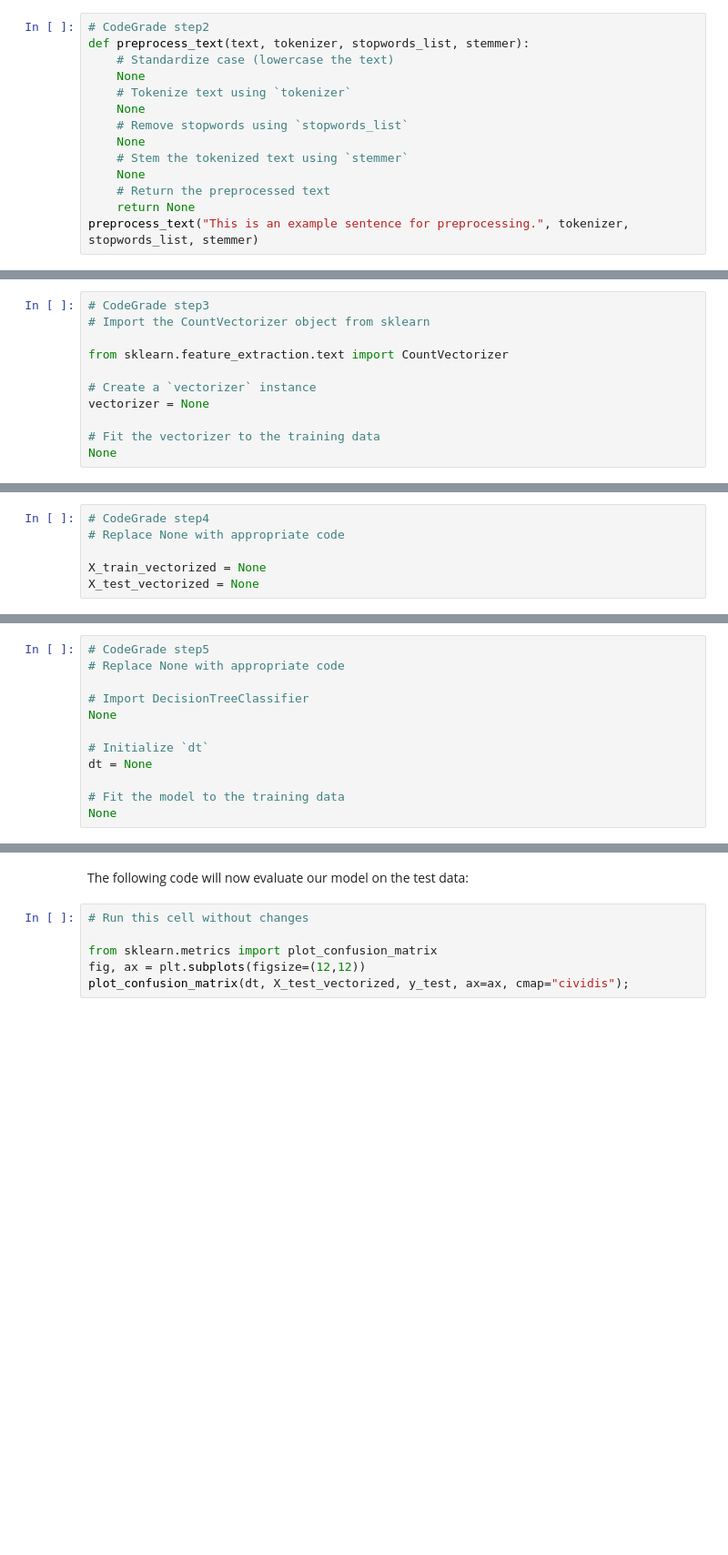
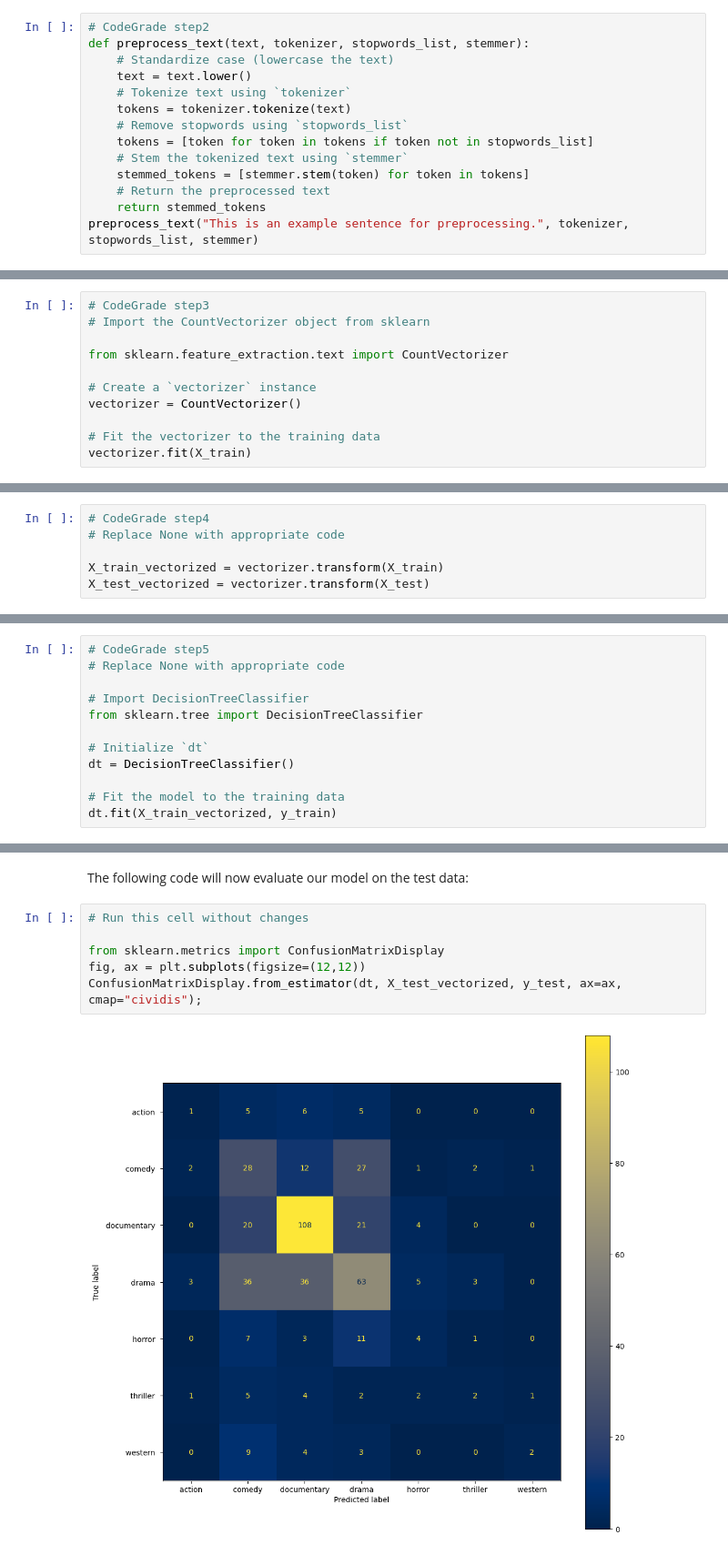
Before and after one commit to kev065/nlp-checkpoint, a Jupyter notebook: nlp_checkpoint.ipynb, the cells around one changed output, grey strips where cells are left out. Shown at 91% size. Cells and saved outputs as stored; diff of their text form; blank space fills up the shorter version.

```diff
--- a/nlp_checkpoint.ipynb
+++ b/nlp_checkpoint.ipynb
@@ -100,13 +121,13 @@ The result of `preprocess_text` should be this list of strings:
 # CodeGrade step2
 def preprocess_text(text, tokenizer, stopwords_list, stemmer):
     # Standardize case (lowercase the text)
-    None
+    text = text.lower()
     # Tokenize text using `tokenizer`
-    None
+    tokens = tokenizer.tokenize(text)
     # Remove stopwords using `stopwords_list`
-    None
+    tokens = [token for token in tokens if token not in stopwords_list]
     # Stem the tokenized text using `stemmer`
-    None
+    stemmed_tokens = [stemmer.stem(token) for token in tokens]
     # Return the preprocessed text
-    return None
+    return stemmed_tokens
 preprocess_text("This is an example sentence for preprocessing.", tokenizer, stopwords_list, stemmer)
@@ -190,7 +248,7 @@ X_train
 from sklearn.feature_extraction.text import CountVectorizer
 
 # Create a `vectorizer` instance
-vectorizer = None
+vectorizer = CountVectorizer()
 
 # Fit the vectorizer to the training data
-None
+vectorizer.fit(X_train)
@@ -204,8 +264,8 @@ In the cell below, vectorize the training and test datasets using the fitted cou
 # CodeGrade step4
 # Replace None with appropriate code
 
-X_train_vectorized = None
-X_test_vectorized = None
+X_train_vectorized = vectorizer.transform(X_train)
+X_test_vectorized = vectorizer.transform(X_test)
 # %%
 from scipy.sparse.csr import csr_matrix
 assert type(X_train_vectorized) == csr_matrix
@@ -222,10 +282,10 @@ In the cell below,
 # Replace None with appropriate code
 
 # Import DecisionTreeClassifier
-None
+from sklearn.tree import DecisionTreeClassifier
 
 # Initialize `dt`
-dt = None
+dt = DecisionTreeClassifier()
 
 # Fit the model to the training data
-None
+dt.fit(X_train_vectorized, y_train)
@@ -236,6 +298,8 @@ The following code will now evaluate our model on the test data:
 # %%
 # Run this cell without changes
 
-from sklearn.metrics import plot_confusion_matrix
+from sklearn.metrics import ConfusionMatrixDisplay
 fig, ax = plt.subplots(figsize=(12,12))
-plot_confusion_matrix(dt, X_test_vectorized, y_test, ax=ax, cmap="cividis");
+ConfusionMatrixDisplay.from_estimator(dt, X_test_vectorized, y_test, ax=ax, cmap="cividis");
+# %% [output]
+[figure, added]
```
Also changed, not shown: parts of 10 cells of this notebook.
